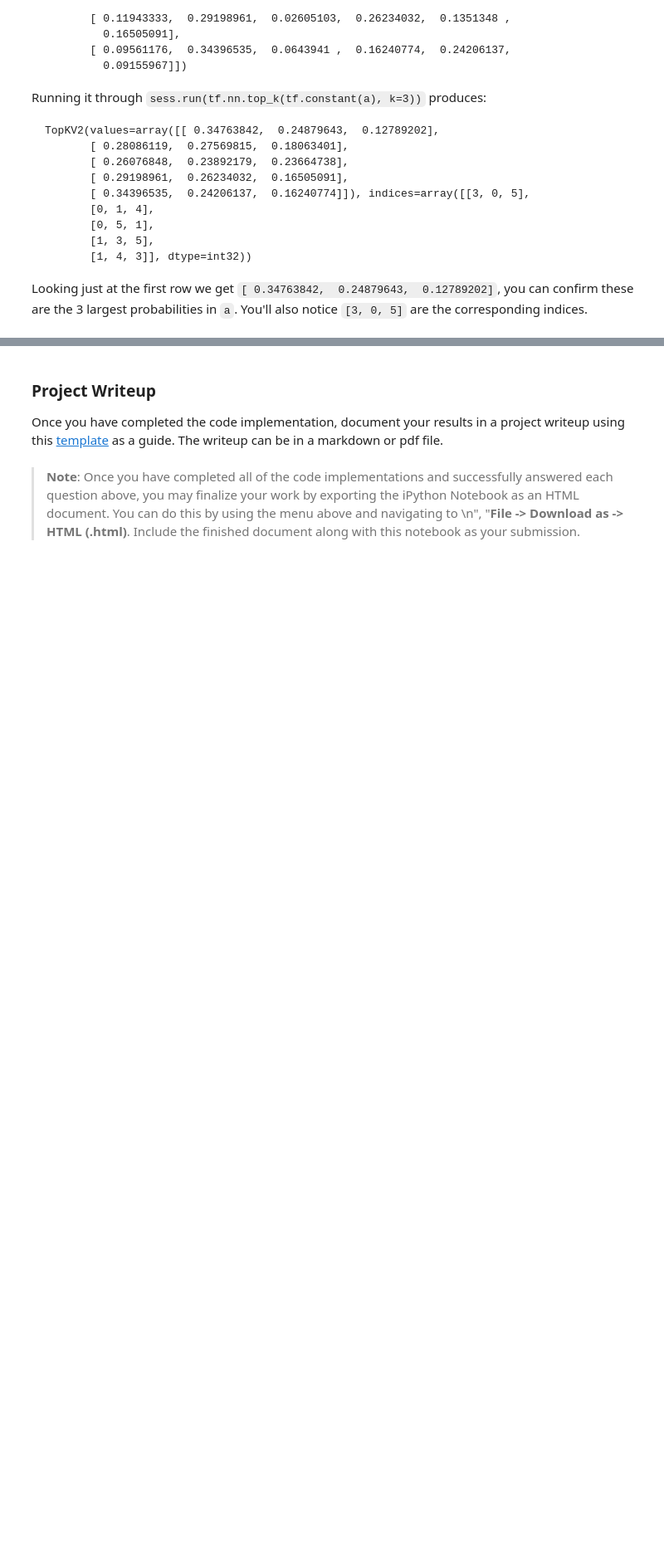
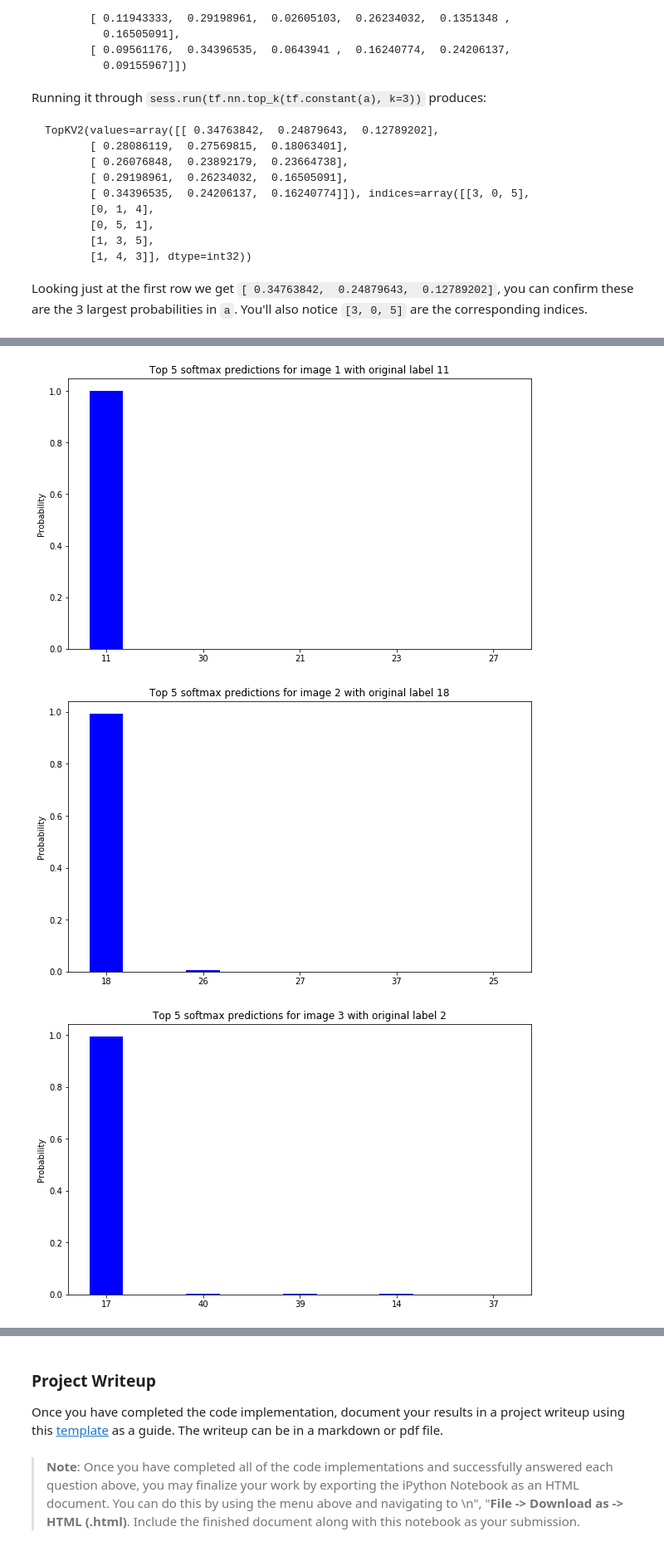
Before and after one commit to vburca/SDC-ND, a Jupyter notebook: projects/p2-traffic_sign_classifier/Traffic_Sign_Classifier.ipynb, the cells around one changed output, grey strips where cells are left out. Shown at 83% size. Drawn from its saved outputs; the diff is of its cells as text; code cells hidden in the pictures; blank space fills up the shorter version.

```diff
--- a/projects/p2-traffic_sign_classifier/Traffic_Sign_Classifier.ipynb
+++ b/projects/p2-traffic_sign_classifier/Traffic_Sign_Classifier.ipynb
@@ -307,7 +307,7 @@ def LeNet(x):
     # Convolution. Input = 14x14x6. Output = 10x10x16
     convLayer2_W = tf.Variable(tf.truncated_normal([5, 5, 6, 16], mean=mu, stddev=sigma))
     convLayer2_b = tf.Variable(tf.zeros(16))
-    convLayer2 = tf.nn.conv2d(convLayer1, convLayer2_W, strides=[1, 1, 1, 1], padding='VALID') + convLayer2_b
+    convLayer2 = tf.nn.conv2d(convLayer1, convLayer2_W, strides=[1, 1, 1, 1], padding='VALID', name='conv2') + convLayer2_b
 
     # Activation
     convLayer2 = tf.nn.relu(convLayer2)
@@ -464,0 +467,6 @@ Test Accuracy = 0.925
+# %%
+with tf.Session() as sess:
+    saver.restore(sess, tf.train.latest_checkpoint('.'))
+
+    train_accuracy = evaluate(pp_X_train, y_train)
+    print("Train Accuracy = {:.3f}".format(train_accuracy))
@@ -651,0 +664,24 @@ Original label for image 4: 9. Top 5 predictions: [ 9 41 16 19 10]
+# %%
+%matplotlib inline
+
+def draw_probabilities(i, probabilities, classes, label):
+    width = 0.35       # the width of the bars
+
+    fig, ax = plt.subplots(figsize=(10,6))
+    ax.bar(range(len(classes)), probabilities, width, color='b')
+
+    # add some text for labels, title and axes ticks
+    ax.set_ylabel('Probability')
+    ax.set_title("Top 5 softmax predictions for image {0} with original label {1}".format(i + 1, label))
+
+    classes = np.insert(classes, 0, 0)
+    ax.set_xticklabels(classes)
+
+    plt.show()
+
+for i in range(len(my_labels)):
+    draw_probabilities(i, topk_softmax_result[0][i], topk_softmax_result[1][i], my_labels[i])
+# %% [output]
+[figure, added]
+[figure, added]
+[figure, added]
```
Also changed, not shown: parts of 10 cells of this notebook, 9 other files.
